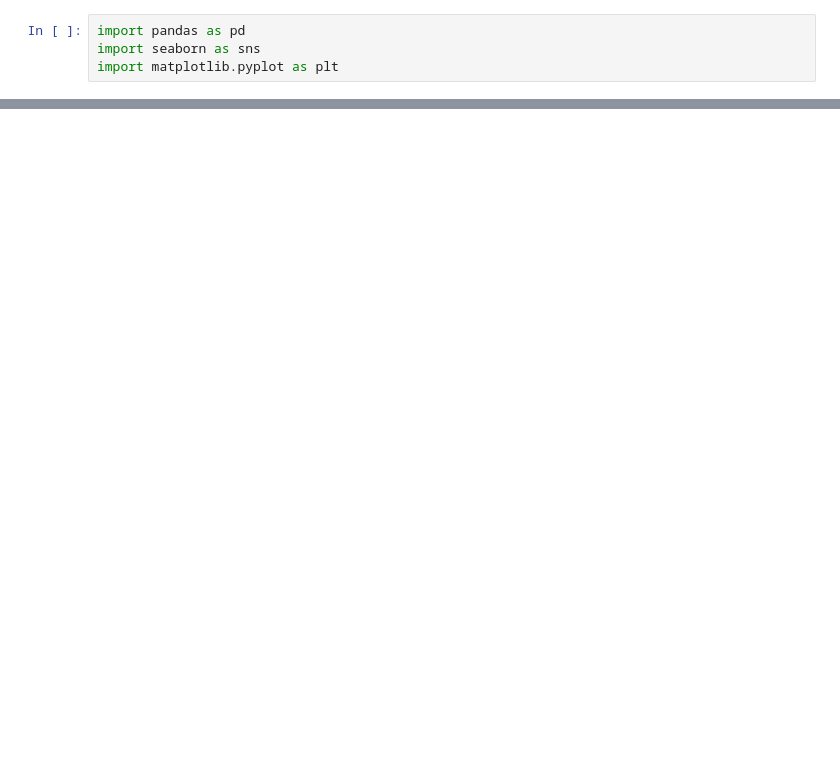
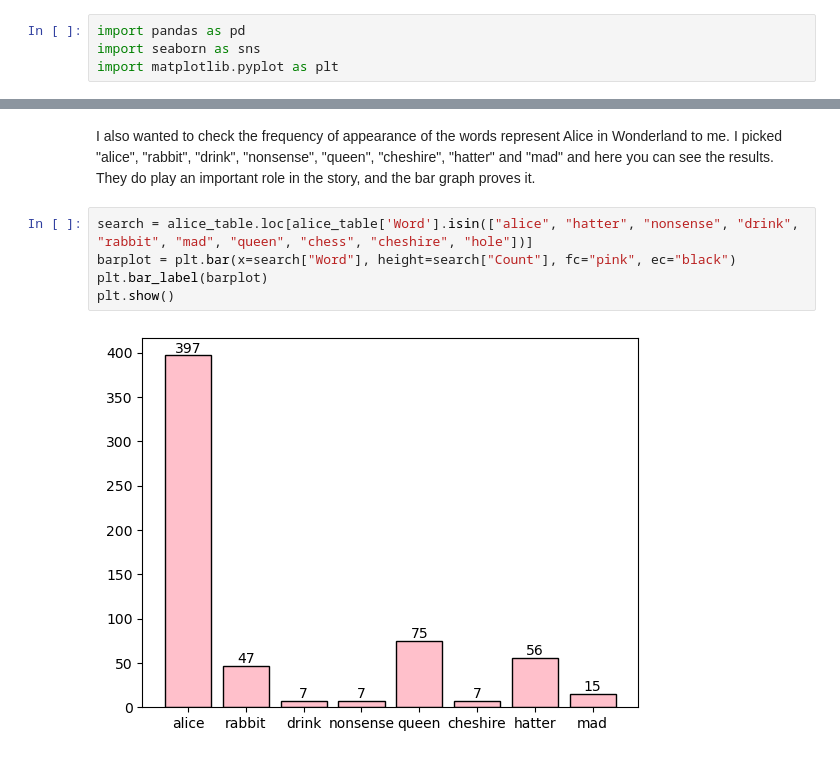
Before and after one commit to BambooholicPanda/Alice-Text-Analysis_Keepcoding, a Jupyter notebook: alice_data_analysis.ipynb, the cells around one changed output, grey strips where cells are left out. Drawn from its saved outputs; the diff is of its cells as text; blank space fills up the shorter version.

```diff
--- a/alice_data_analysis.ipynb
+++ b/alice_data_analysis.ipynb
@@ -133,0 +136,9 @@ alice_table.loc[alice_table['Word'].isin(["king", "queen"])].value_counts().plot
+# %% [markdown]
+I also wanted to check the frequency of appearance of the words represent Alice in Wonderland to me. I picked "alice", "rabbit", "drink", "nonsense", "queen", "cheshire", "hatter" and "mad" and here you can see the results. They do play an important role in the story, and the bar graph proves it.
+# %%
+search = alice_table.loc[alice_table['Word'].isin(["alice", "hatter", "nonsense", "drink", "rabbit", "mad", "queen", "chess", "cheshire", "hole"])]
+barplot = plt.bar(x=search["Word"], height=search["Count"], fc="pink", ec="black")
+plt.bar_label(barplot)
+plt.show()
+# %% [output]
+[figure, added]
```
Also changed, not shown: parts of 25 cells of this notebook, 4 other files.
